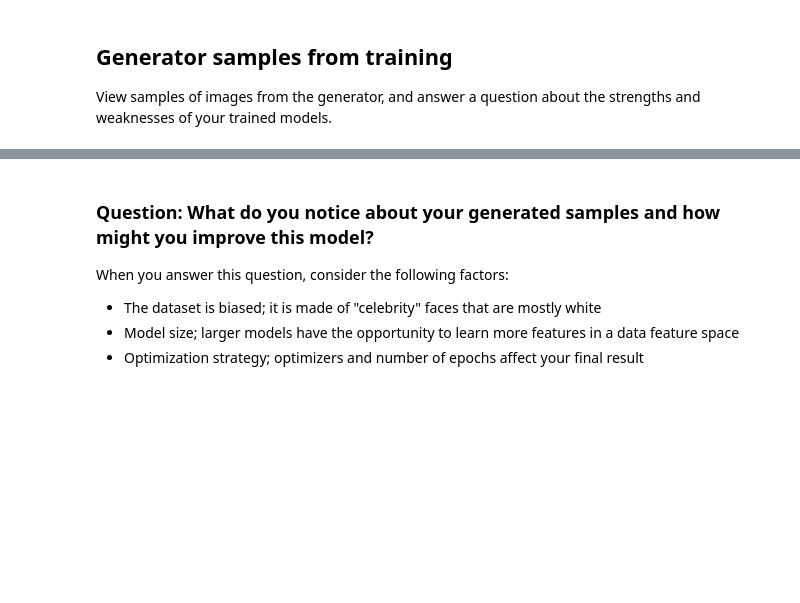
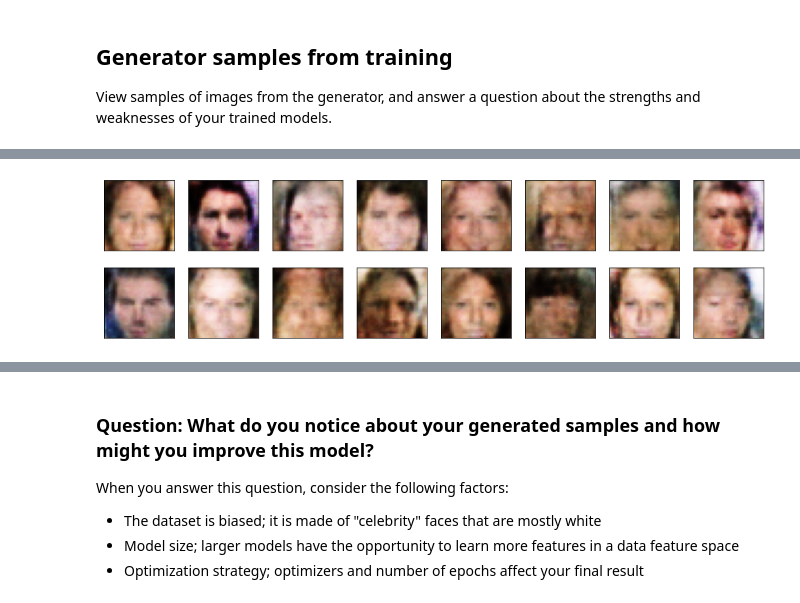
Before and after one commit to szimon/udacity-projects, a Jupyter notebook: deep-learning-nano-degree/face-generation/dlnd_face_generation.ipynb, the cells around one changed output, grey strips where cells are left out. Saved outputs shown, nothing was run; the diff lists cells and outputs as text; code cells hidden in the pictures; blank space fills up the shorter version.

```diff
--- a/deep-learning-nano-degree/face-generation/dlnd_face_generation.ipynb
+++ b/deep-learning-nano-degree/face-generation/dlnd_face_generation.ipynb
@@ -672,0 +682,4 @@ _ = view_samples(0, samples)
+# %%
+ _ = view_samples(int(len(samples) * .25), samples)
+# %% [output]
+[figure, added]
```
Also changed, not shown: parts of 14 cells of this notebook, 1 other file.
